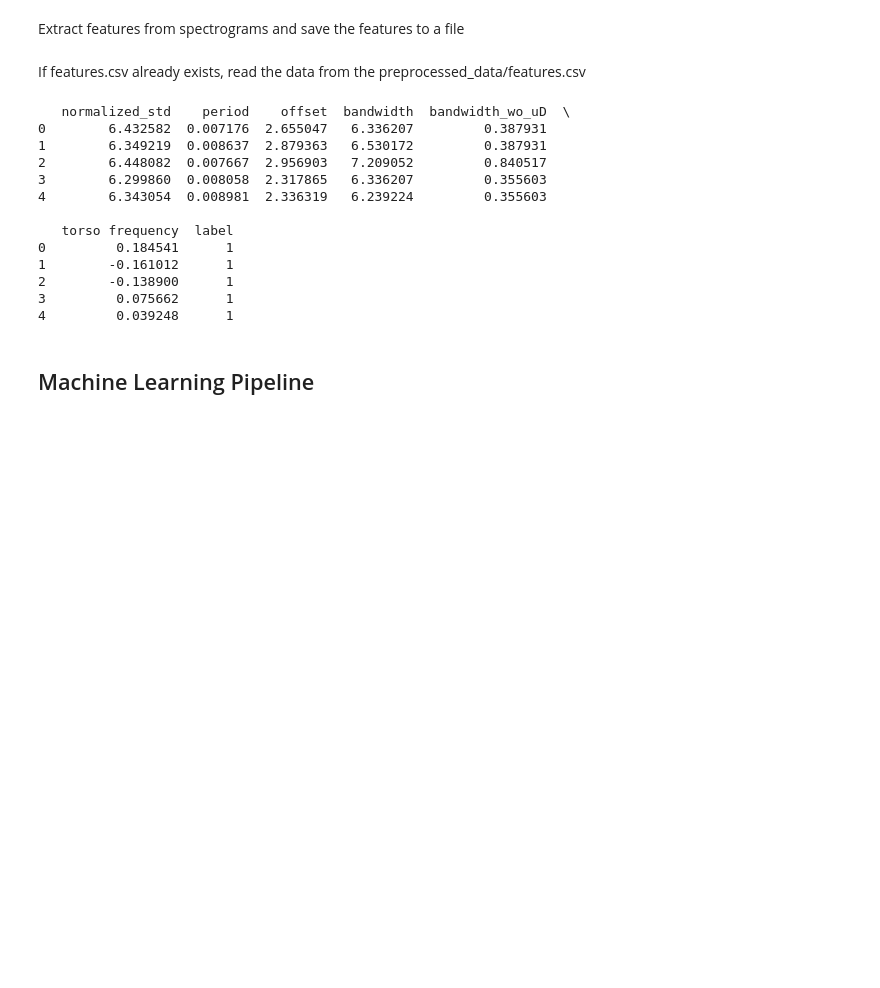
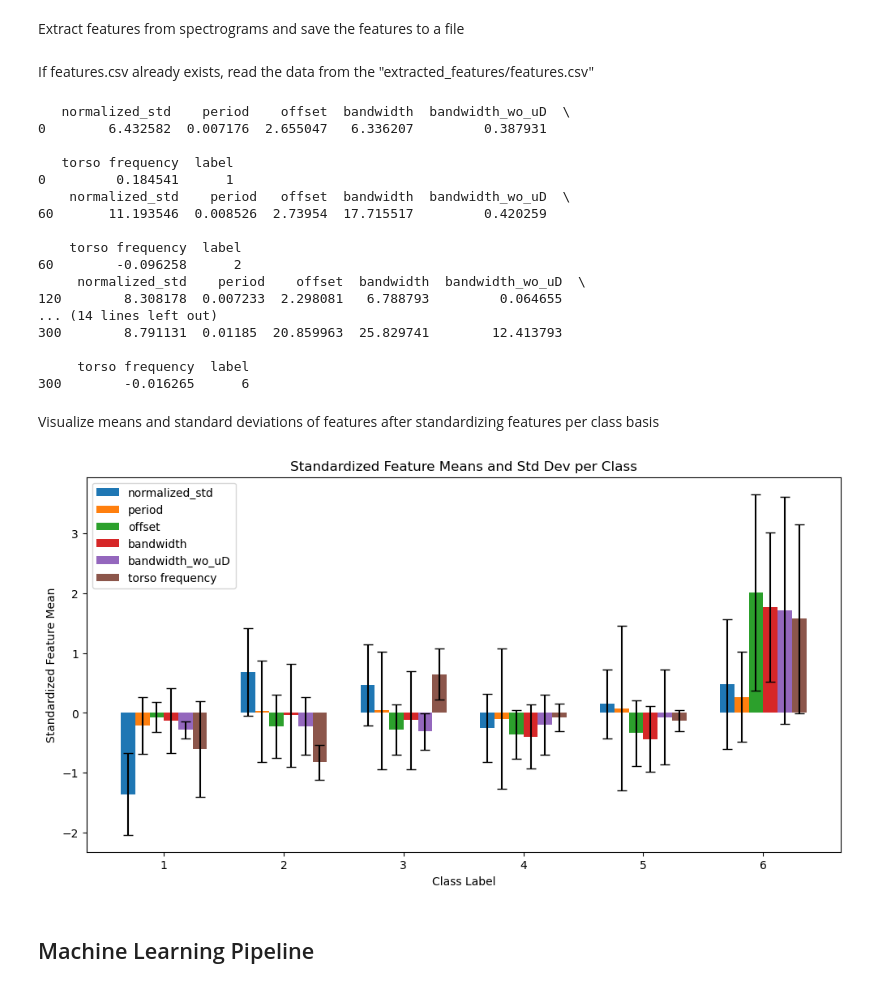
Before and after one commit to AybarsManav/Radar-Human-Activity-Classifier, a Jupyter notebook: main.ipynb, the cells around one changed output. Cells and saved outputs as stored; diff of their text form; code cells hidden in the pictures; blank space fills up the shorter version.

```diff
--- a/main.ipynb
+++ b/main.ipynb
@@ -73,24 +73,35 @@ for spectrogram, velocity_axis, time_axis, label in zip(spectrograms, velocity_a
 features_df = pd.DataFrame(features) # Save the features as a DataFrame
 features_df.to_csv('preprocessed_data/features.csv', index=False)
 # %% [markdown]
-If features.csv already exists, read the data from the preprocessed_data/features.csv
+If features.csv already exists, read the data from the "extracted_features/features.csv"
 # %%
-features_df = pd.read_csv('preprocessed_data/features.csv')
-# Display the first few rows of the DataFrame
-print(features_df.head())
+features_df = pd.read_csv('extracted_features/features.csv')
+# Show one element from each different label
+for label in features_df['label'].unique():
+    print(features_df[features_df['label'] == label].head(1))
 # %% [output]
    normalized_std    period    offset  bandwidth  bandwidth_wo_uD  \
 0        6.432582  0.007176  2.655047   6.336207         0.387931
-1        6.349219  0.008637  2.879363   6.530172         0.387931
-2        6.448082  0.007667  2.956903   7.209052         0.840517
-3        6.299860  0.008058  2.317865   6.336207         0.355603
-4        6.343054  0.008981  2.336319   6.239224         0.355603
 
    torso frequency  label
 0         0.184541      1
-1        -0.161012      1
-2        -0.138900      1
-3         0.075662      1
-4         0.039248      1
+    normalized_std    period   offset  bandwidth  bandwidth_wo_uD  \
+60       11.193546  0.008526  2.73954  17.715517         0.420259
+
+    torso frequency  label
+60        -0.096258      2
+     normalized_std    period    offset  bandwidth  bandwidth_wo_uD  \
+120        8.308178  0.007233  2.298081   6.788793         0.064655
+... (14 lines left out)
+300        8.791131  0.01185  20.859963  25.829741        12.413793
+
+     torso frequency  label
+300        -0.016265      6
+# %% [markdown]
+Visualize means and standard deviations of features after standardizing features per class basis
+# %%
+analyze_mean_and_std_of_features(features_df)
+# %% [output]
+[figure, added]
 # %% [markdown]
 ## Machine Learning Pipeline
```
Also changed, not shown: parts of 18 cells of this notebook, 5 other files.
